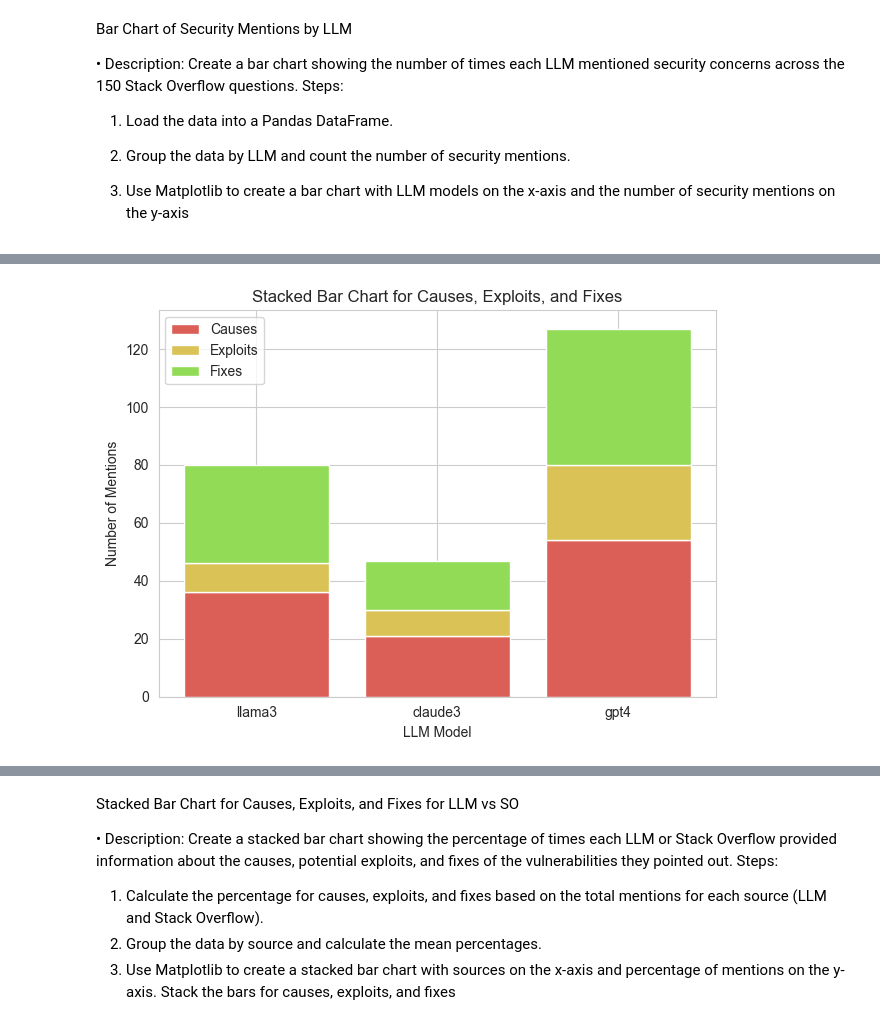
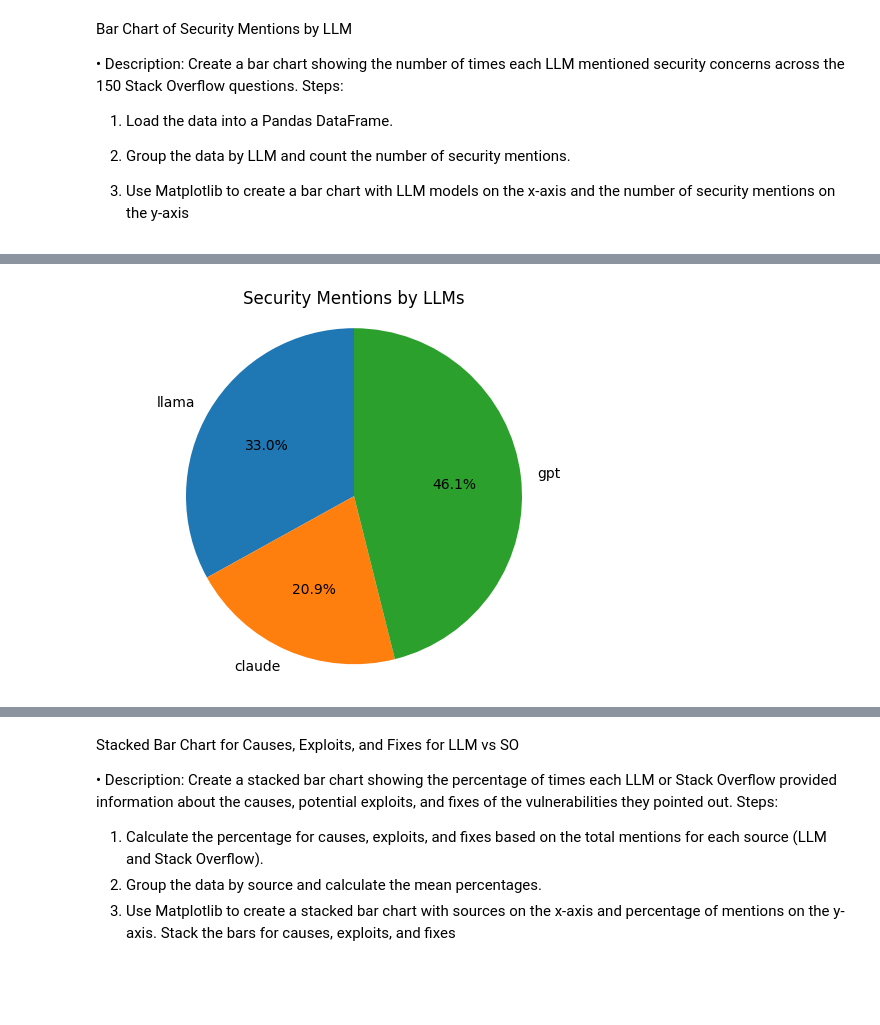
Before and after one commit to BinhL3/visualizations_rq2_analysis, a Jupyter notebook: visualizations.ipynb, the cells around one changed output, grey strips where cells are left out. Drawn from its saved outputs; the diff is of its cells as text; code cells hidden in the pictures; blank space fills up the shorter version.

```diff
--- a/visualizations.ipynb
+++ b/visualizations.ipynb
@@ -1,9 +1,10 @@
 # %%
 import pandas as pd
+import numpy as np
+import matplotlib.pyplot as plt
 import seaborn as sns
-import matplotlib.pyplot as plt
 
-df = pd.read_excel("data.xlsx")
+df = pd.read_csv("rq2_analysis_with_mention_150_results_full (1).csv")
 # %% [markdown]
 Bar Chart of Security Mentions by LLM
 
@@ -45,36 +54,33 @@ Description: Create a stacked bar chart showing the number of times each LLM pro
 1. Group the data by LLM and sum the counts for causes, exploits, and fixes.
 2. Use Matplotlib to create a stacked bar chart with LLM models on the x-axis and counts of mentions on the y-axis. Stack the bars for causes, exploits, and fixes
 # %%
-
 data = {
     'llama3': {
         'causes': df['llama3_causes'].sum(),
         'exploits': df['llama3_exploits'].sum(),
         'fixes': df['llama3_fixes'].sum()
     },
     'claude3': {
         'causes': df['claude3_causes'].sum(),
         'exploits': df['claude3_exploits'].sum(),
         'fixes': df['claude3_fixes'].sum()
     },
     'gpt4': {
         'causes': df['gpt4_causes'].sum(),
         'exploits': df['gpt4_exploits'].sum(),
         'fixes': df['gpt4_fixes'].sum()
     }
 }
 
-data_df = pd.DataFrame(data).T.reset_index().rename(columns={'index': 'LLM'})
+labels = llm_security_mentions['LLM']
+sizes = llm_security_mentions['Security_Mentions']
 
-plt.bar(data_df['LLM'], data_df['causes'], label='Causes', color=palette[0])
-plt.bar(data_df['LLM'], data_df['exploits'], bottom=data_df['causes'], label='Exploits', color=palette[1])
-plt.bar(data_df['LLM'], data_df['fixes'], bottom=data_df['causes'] + data_df['exploits'], label='Fixes', color=palette[2])
+fig, ax = plt.subplots()
+ax.pie(sizes, labels=labels, autopct='%1.1f%%', startangle=90)
+ax.axis('equal')
 
-plt.xlabel('LLM Model')
-plt.ylabel('Number of Mentions')
-plt.title('Stacked Bar Chart for Causes, Exploits, and Fixes')
-plt.legend()
-plt.tight_layout()
+plt.title('Security Mentions by LLMs')
 plt.show()
+# pie chart instead?
 # %% [output]
-[figure, old version]
+[figure, new version]
```
Also changed, not shown: parts of 20 cells of this notebook, 2 other files.
